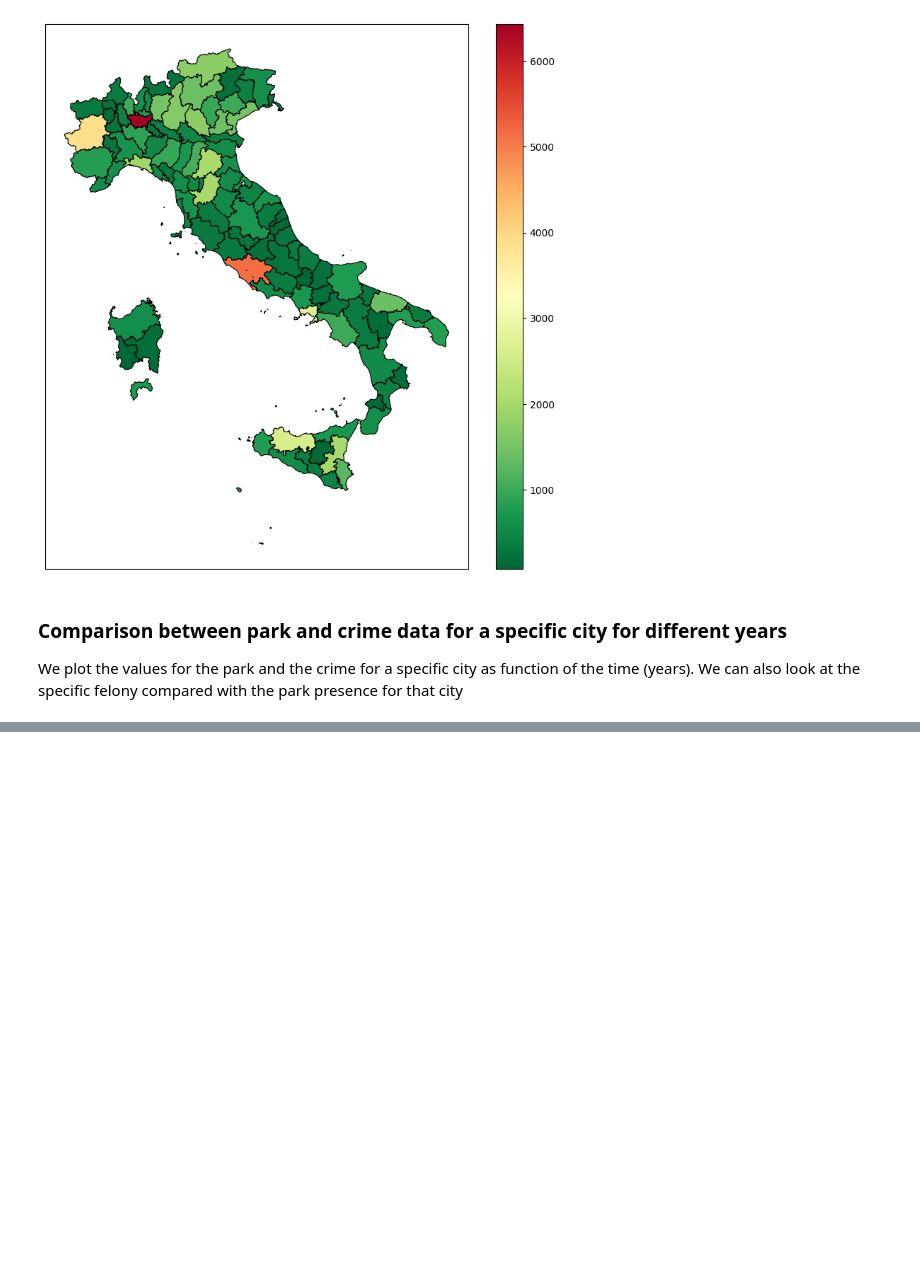
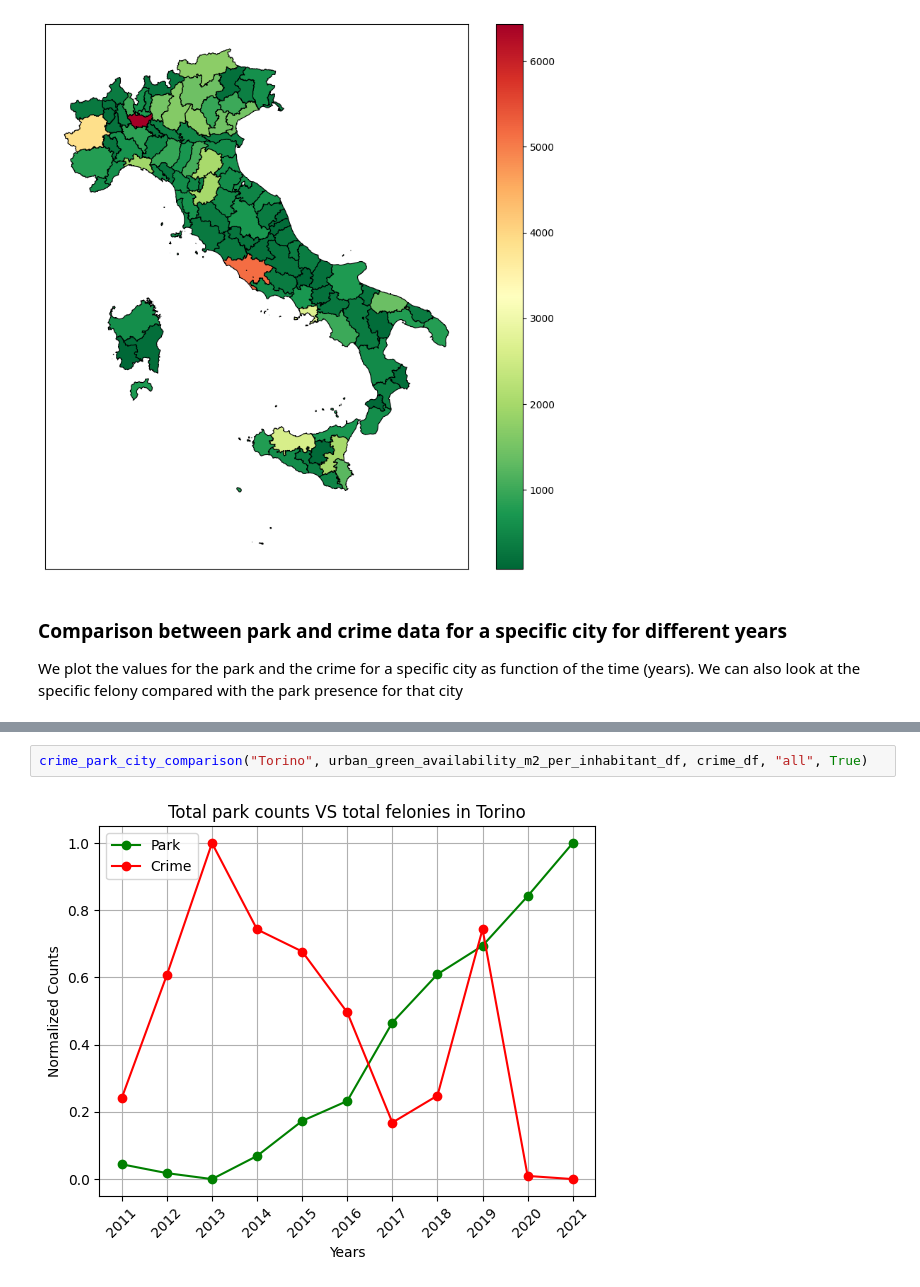
Before and after one commit to leunam10/italian-green-vs-crime-analysis, a Jupyter notebook: notebook/data_exploration.ipynb, the cells around one changed output, grey strips where cells are left out. Drawn from its saved outputs; the diff is of its cells as text; blank space fills up the shorter version.

```diff
--- a/notebook/data_exploration.ipynb
+++ b/notebook/data_exploration.ipynb
@@ -388,0 +389,4 @@ crime_park_city_comparison("all", urban_green_availability_m2_per_inhabitant_df,
+# %%
+crime_park_city_comparison("Torino", urban_green_availability_m2_per_inhabitant_df, crime_df, "all", True)
+# %% [output]
+[figure, added]
```
Also changed, not shown: parts of 6 cells of this notebook.
